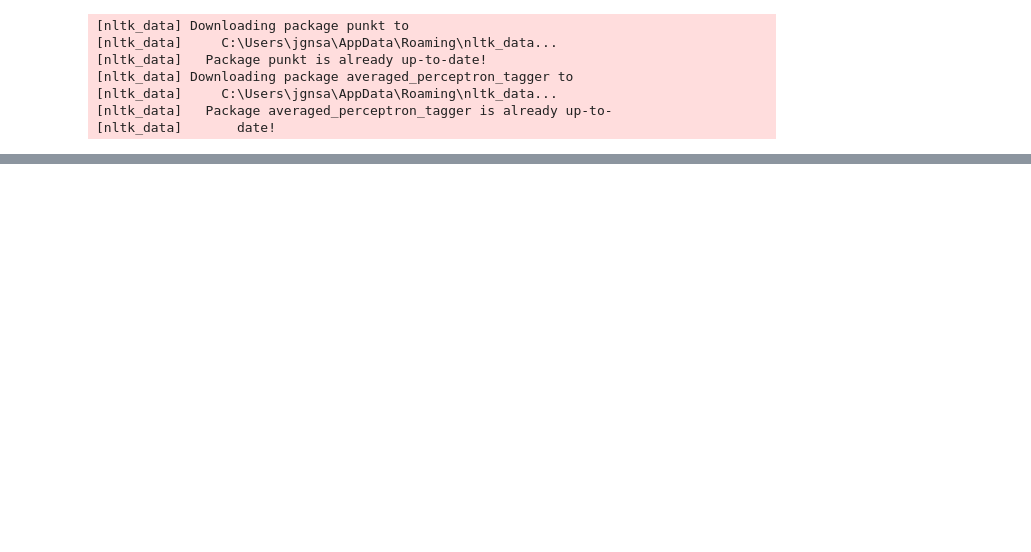
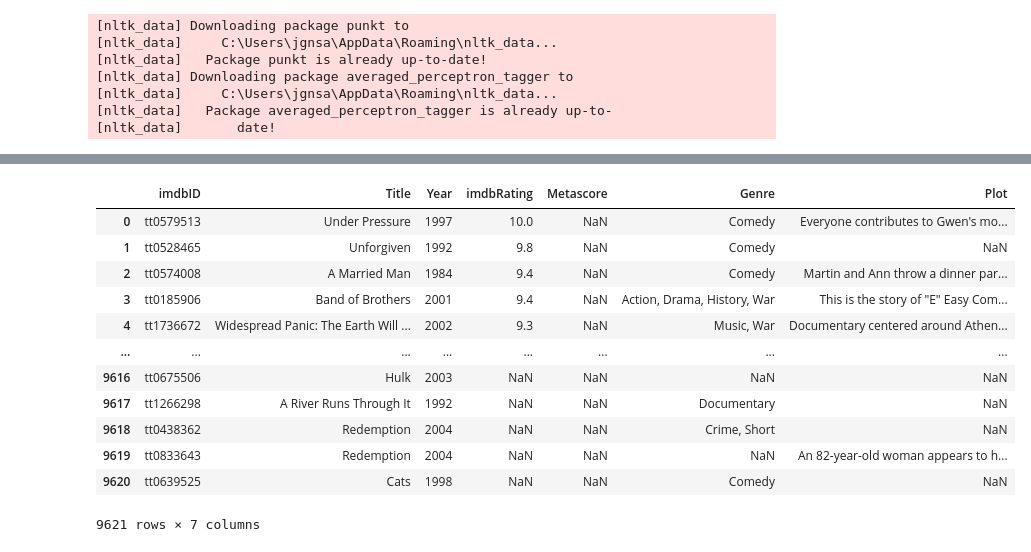
Before and after one commit to Garcipaldis/bridge_datascience_JorgeGarcia, a Jupyter notebook: EDA_FINAL/src/main.ipynb, the cells around one changed output, grey strips where cells are left out. Cells and saved outputs as stored; diff of their text form; code cells hidden in the pictures; blank space fills up the shorter version.

```diff
--- a/EDA_FINAL/src/main.ipynb
+++ b/EDA_FINAL/src/main.ipynb
@@ -28,0 +73,16 @@ wcleaner.search_word_popularity('love', genre='Romance')
+# %%
+omdb.join_omdb(omdb_net_path, save=True)
+# %% [output]
+|  | imdbID | Title | Year | imdbRating | Metascore | Genre | Plot |
+| 0 | tt0579513 | Under Pressure | 1997 | 10.0 | NaN | Comedy | Everyone contributes to Gwen's mo... |
+| 1 | tt0528465 | Unforgiven | 1992 | 9.8 | NaN | Comedy | NaN |
+| 2 | tt0574008 | A Married Man | 1984 | 9.4 | NaN | Comedy | Martin and Ann throw a dinner par... |
+| 3 | tt0185906 | Band of Brothers | 2001 | 9.4 | NaN | Action, Drama, History, War | This is the story of "E" Easy Com... |
+| 4 | tt1736672 | Widespread Panic: The Earth Will ... | 2002 | 9.3 | NaN | Music, War | Documentary centered around Athen... |
+| ... | ... | ... | ... | ... | ... | ... | ... |
+| 9616 | tt0675506 | Hulk | 2003 | NaN | NaN | NaN | NaN |
+| 9617 | tt1266298 | A River Runs Through It | 1992 | NaN | NaN | Documentary | NaN |
+| 9618 | tt0438362 | Redemption | 2004 | NaN | NaN | Crime, Short | NaN |
+| 9619 | tt0833643 | Redemption | 2004 | NaN | NaN | NaN | An 82-year-old woman appears to h... |
+| 9620 | tt0639525 | Cats | 1998 | NaN | NaN | Comedy | NaN |
+9621 rows × 7 columns
```
Also changed, not shown: parts of 13 cells of this notebook, 8 other files.
